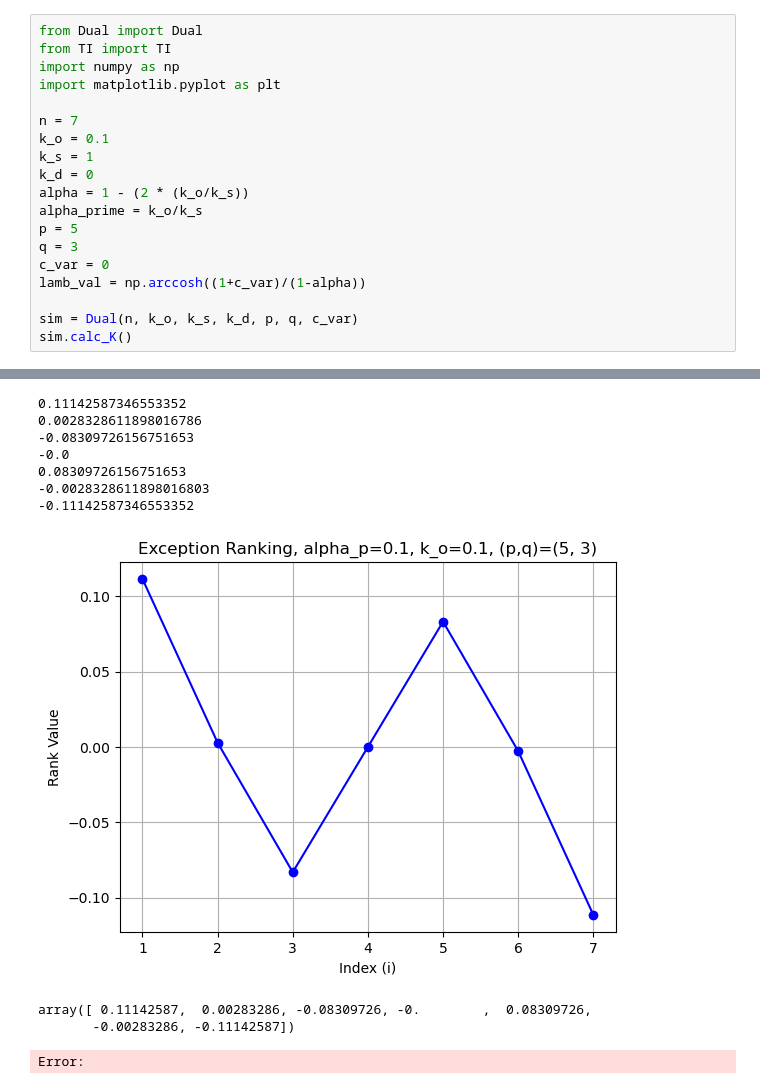
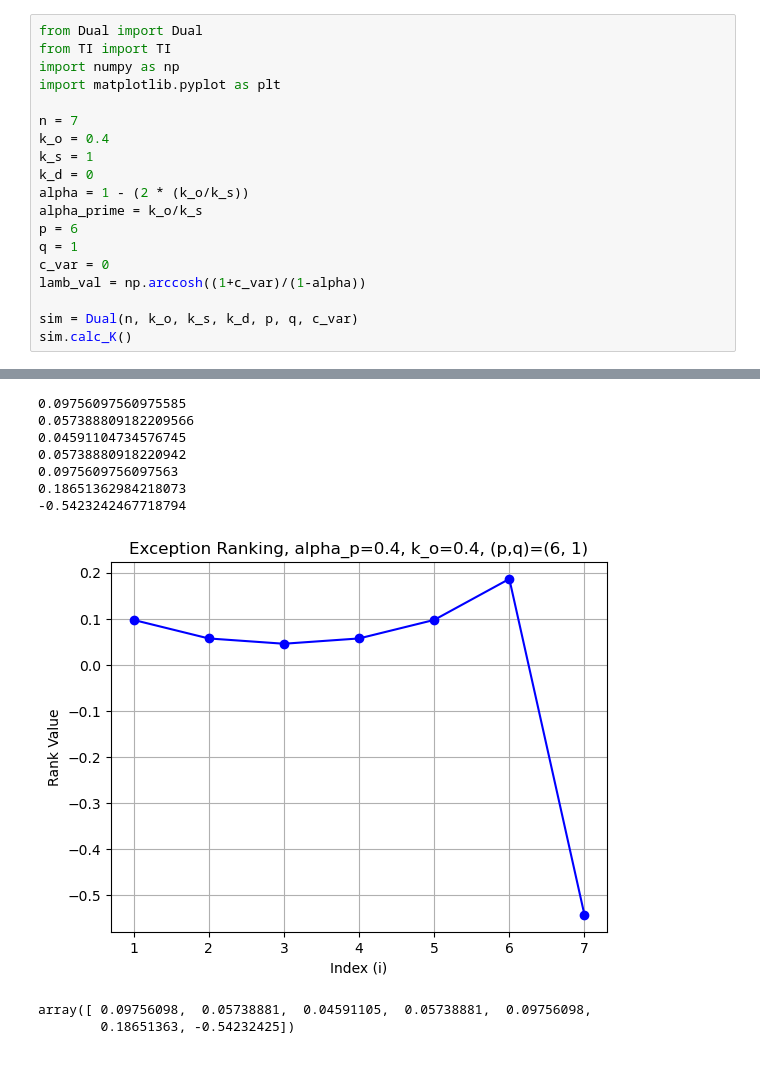
Before and after one commit to lukelc23/Analysis, a Jupyter notebook: RunTI.ipynb, the cells around one changed output, grey strips where cells are left out. Cells and saved outputs as stored; diff of their text form.

```diff
--- a/RunTI.ipynb
+++ b/RunTI.ipynb
@@ -5,13 +5,13 @@ import numpy as np
 import matplotlib.pyplot as plt
 
 n = 7
-k_o = 0.1
+k_o = 0.4
 k_s = 1
 k_d = 0
 alpha = 1 - (2 * (k_o/k_s))
 alpha_prime = k_o/k_s
-p = 5
-q = 3
+p = 6
+q = 1
 c_var = 0
 lamb_val = np.arccosh((1+c_var)/(1-alpha))
 
@@ -39,14 +39,13 @@ c_var 0
-0.11142587346553352
-0.0028328611898016786
--0.08309726156751653
--0.0
-0.08309726156751653
--0.0028328611898016803
--0.11142587346553352
+0.09756097560975585
+0.057388809182209566
+0.04591104734576745
+0.05738880918220942
+0.0975609756097563
+0.18651362984218073
+-0.5423242467718794
-[figure, old version]
+[figure, new version]
-array([ 0.11142587,  0.00283286, -0.08309726, -0.        ,  0.08309726,
-       -0.00283286, -0.11142587])
+array([ 0.09756098,  0.05738881,  0.04591105,  0.05738881,  0.09756098,
+        0.18651363, -0.54232425])
-Error:
 # %%
 l = 1
 r = -2
```
Also changed, not shown: parts of 2 cells of this notebook, 34 other files.
